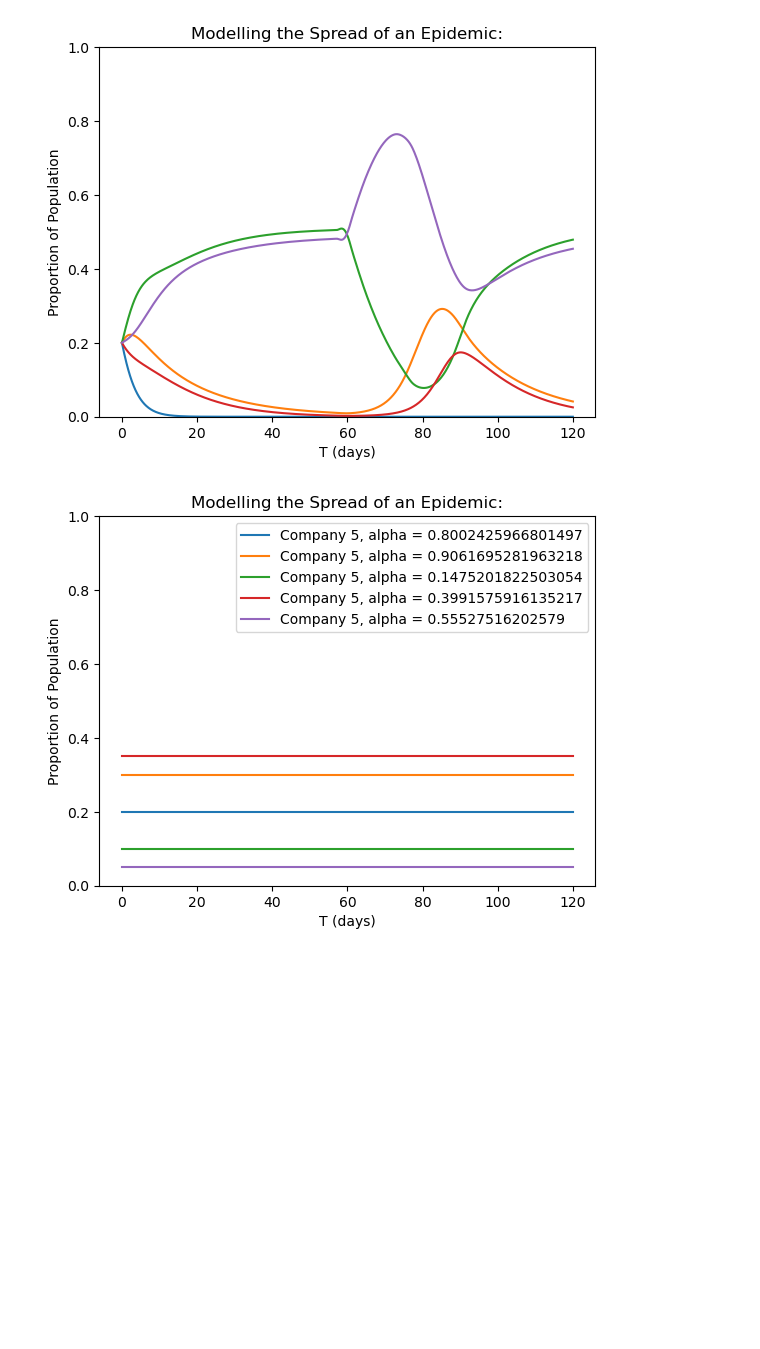
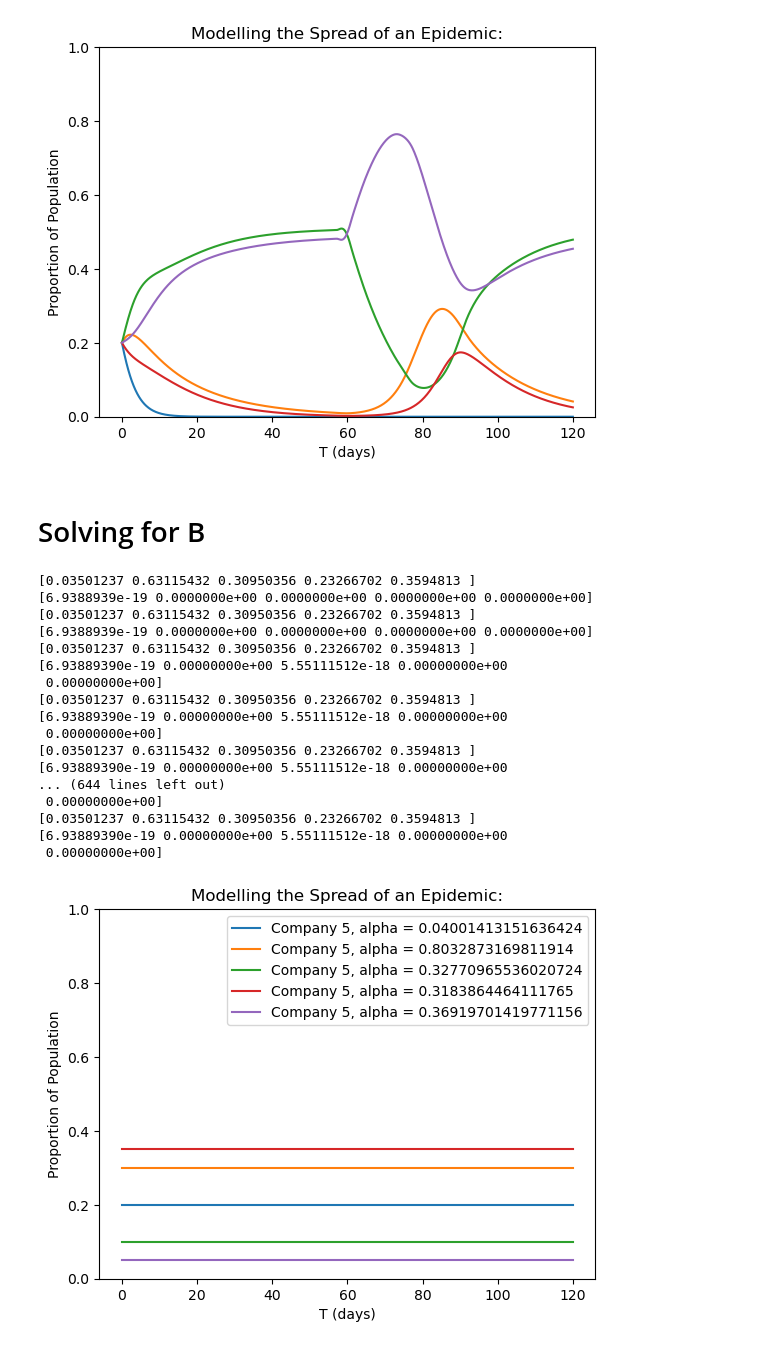
Before and after one commit to brandonwaits12/Radiator-Springs, a Jupyter notebook: radiator_springs.ipynb, the cells around one changed output. Cells and saved outputs as stored; diff of their text form; code cells hidden in the pictures; blank space fills up the shorter version.

```diff
--- a/radiator_springs.ipynb
+++ b/radiator_springs.ipynb
@@ -138,6 +140,8 @@ def event_based_model():
 event_based_model()
 # %% [output]
 [figure]
+# %% [markdown]
+# Solving for B
 # %%
 def third_model():
 
@@ -145,39 +149,58 @@ def third_model():
     K = 2/3
     alpha_values = np.random.rand(n)
     # alpha_values = np.array([0.4, 0.4, 0.4, 0.4, 0.4])
-    beta_values = np.random.rand(n, n)
     # beta_values = (beta_values + beta_values.T) / 2
 
 
     def ode(t, y):
 
 
 
         dydt = np.zeros(n)
         for i in range(n):
             beta_values = np.random.rand(n)
             for j in range(n):
                 beta_values[j] = (alpha_values[j] * (1 - y[j] / K)) / np.sum([y[k] for k in range(5) if k != j])
+            print(beta_values)
             dydt[i] = y[i] * (alpha_values[i] * (1 - y[i] / K) - np.sum([beta_values[i] * y[j] for j in range(5) if j != i]))
+            print(dydt)
         return dydt
 
     t0 = 0
     tf = 120
-    x_space = np.linspace(0, tf, 1000)
+    t_step = 1000
+    x_space = np.linspace(0, tf, t_step)
 
     #Define y0 and solution
     y0 = np.array([0.2, 0.3, 0.1, 0.35, 0.05])
-    sol = solve_ivp(ode, (t0, tf), y0, t_eval=np.linspace(t0, tf, 1000))
+    sol = solve_ivp(ode, (t0, tf), y0, t_eval=np.linspace(t0, tf, t_step))
 
     #Plot the system
     for i in range(n):
         plt.plot(x_space, sol.y[i],  label=f'Company {n}, alpha = ' + str(alpha_values[i]))
     plt.ylabel("Proportion of Population")
     plt.legend(loc='upper right')
     plt.xlabel("T (days)")
     plt.title("Modelling the Spread of an Epidemic:")
     plt.ylim(0, 1)
     plt.show()
 third_model()
 # %% [output]
+[0.03501237 0.63115432 0.30950356 0.23266702 0.3594813 ]
+[6.9388939e-19 0.0000000e+00 0.0000000e+00 0.0000000e+00 0.0000000e+00]
+[0.03501237 0.63115432 0.30950356 0.23266702 0.3594813 ]
+[6.9388939e-19 0.0000000e+00 0.0000000e+00 0.0000000e+00 0.0000000e+00]
+[0.03501237 0.63115432 0.30950356 0.23266702 0.3594813 ]
+[6.93889390e-19 0.00000000e+00 5.55111512e-18 0.00000000e+00
+ 0.00000000e+00]
+[0.03501237 0.63115432 0.30950356 0.23266702 0.3594813 ]
+[6.93889390e-19 0.00000000e+00 5.55111512e-18 0.00000000e+00
+ 0.00000000e+00]
+[0.03501237 0.63115432 0.30950356 0.23266702 0.3594813 ]
+[6.93889390e-19 0.00000000e+00 5.55111512e-18 0.00000000e+00
+... (644 lines left out)
+ 0.00000000e+00]
+[0.03501237 0.63115432 0.30950356 0.23266702 0.3594813 ]
+[6.93889390e-19 0.00000000e+00 5.55111512e-18 0.00000000e+00
+ 0.00000000e+00]
-[figure, old version]
+[figure, new version]
```
Also changed, not shown: parts of 1 cell of this notebook.
